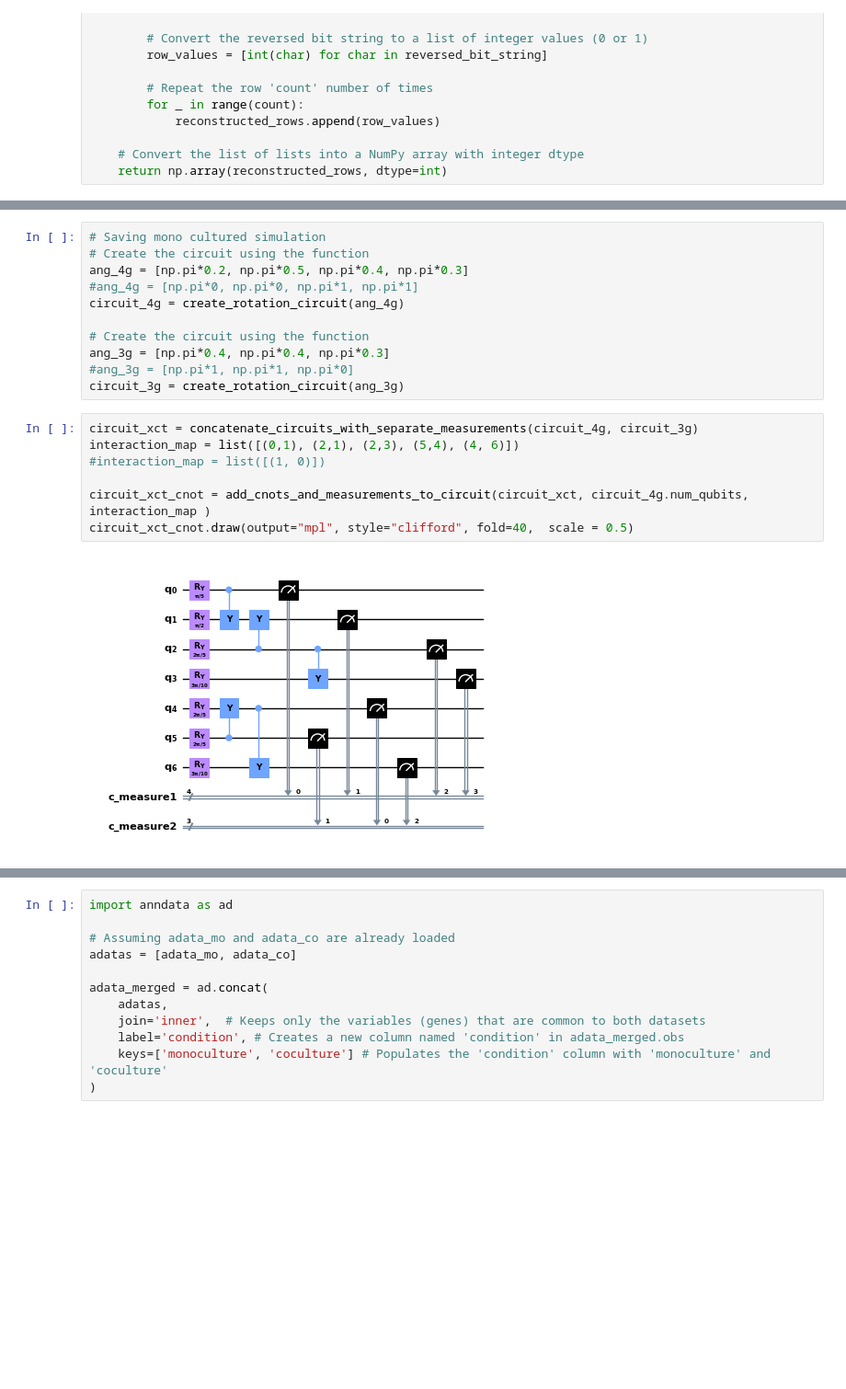
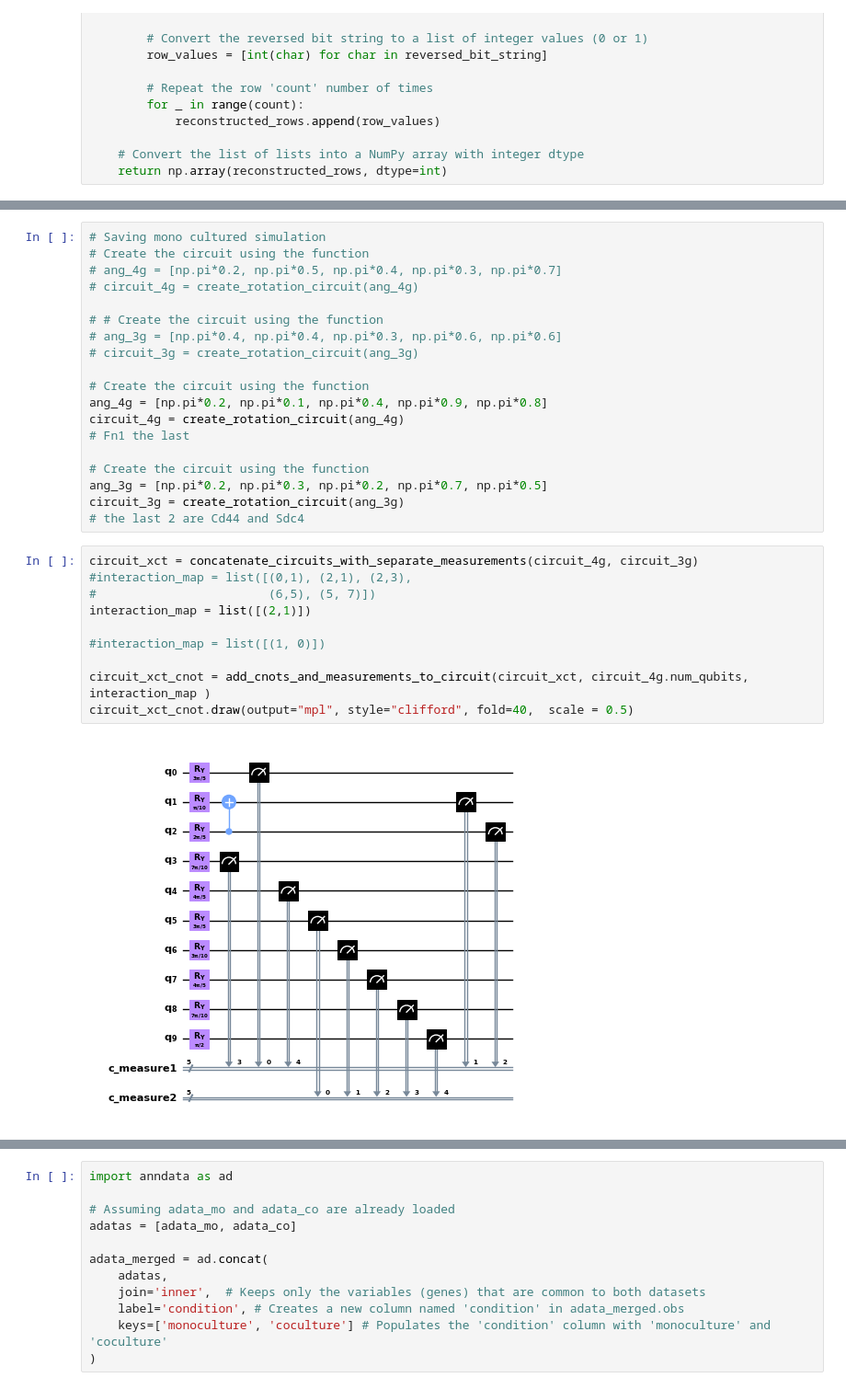
Before and after one commit to cailab-tamu/QuantumXCT, a Jupyter notebook: python/qSim_cell_chat.ipynb, the cells around one changed output, grey strips where cells are left out. Shown at 92% size. Drawn from its saved outputs; the diff is of its cells as text; blank space fills up the shorter version.

```diff
--- a/python/qSim_cell_chat.ipynb
+++ b/python/qSim_cell_chat.ipynb
@@ -452,23 +458,34 @@ plt.show()
 # %%
 # Saving mono cultured simulation
 # Create the circuit using the function
-ang_4g = [np.pi*0.2, np.pi*0.5, np.pi*0.4, np.pi*0.3]
-#ang_4g = [np.pi*0, np.pi*0, np.pi*1, np.pi*1]
-circuit_4g = create_rotation_circuit(ang_4g)
+# ang_4g = [np.pi*0.2, np.pi*0.5, np.pi*0.4, np.pi*0.3, np.pi*0.7]
+# circuit_4g = create_rotation_circuit(ang_4g)
+
+# # Create the circuit using the function
+# ang_3g = [np.pi*0.4, np.pi*0.4, np.pi*0.3, np.pi*0.6, np.pi*0.6]
+# circuit_3g = create_rotation_circuit(ang_3g)
 
 # Create the circuit using the function
-ang_3g = [np.pi*0.4, np.pi*0.4, np.pi*0.3]
-#ang_3g = [np.pi*1, np.pi*1, np.pi*0]
+ang_4g = [np.pi*0.2, np.pi*0.1, np.pi*0.4, np.pi*0.9, np.pi*0.8]
+circuit_4g = create_rotation_circuit(ang_4g)
+# Fn1 the last
+
+# Create the circuit using the function
+ang_3g = [np.pi*0.2, np.pi*0.3, np.pi*0.2, np.pi*0.7, np.pi*0.5]
 circuit_3g = create_rotation_circuit(ang_3g)
+# the last 2 are Cd44 and Sdc4
 # %%
 circuit_xct = concatenate_circuits_with_separate_measurements(circuit_4g, circuit_3g)
-interaction_map = list([(0,1), (2,1), (2,3), (5,4), (4, 6)])
+#interaction_map = list([(0,1), (2,1), (2,3),
+#                        (6,5), (5, 7)])
+interaction_map = list([(2,1)])
+
 #interaction_map = list([(1, 0)])
 
 circuit_xct_cnot = add_cnots_and_measurements_to_circuit(circuit_xct, circuit_4g.num_qubits, interaction_map )
 circuit_xct_cnot.draw(output="mpl", style="clifford", fold=40,  scale = 0.5)
 # %% [output]
-[figure, old version]
+[figure, new version]
 # %%
 counts_measure1, counts_measure2 = plot_measurement_histograms(circuit_xct_cnot, nshots=2000, title_prefix="Greedy Optimized Circuit")
 # %% [output]
```
Also changed, not shown: parts of 27 cells of this notebook, 8 other files.
